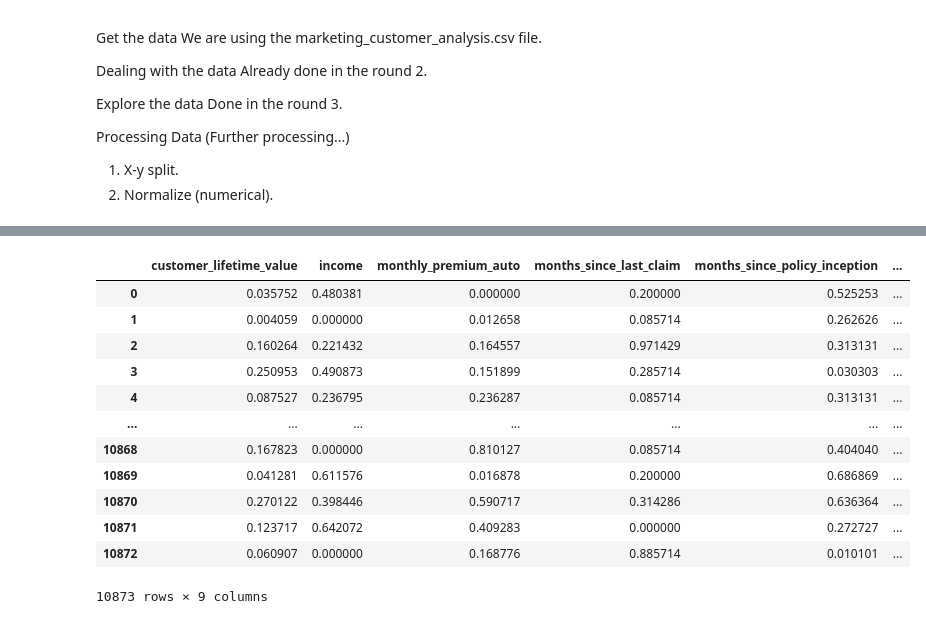
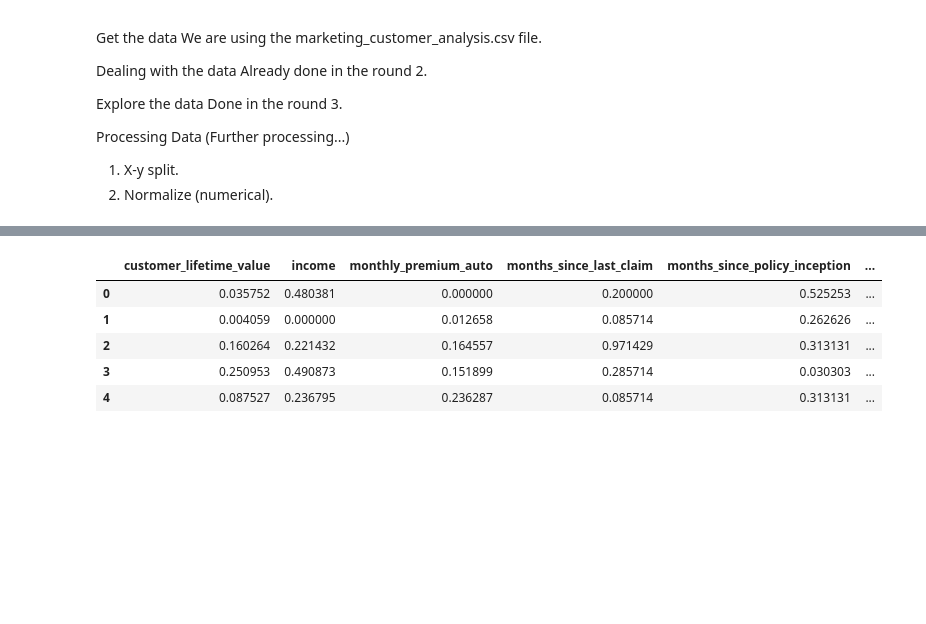
Before and after one commit to liutianxuan/lab-customer-analysis-round-2, a Jupyter notebook: lab-customer-analysis-round-2.ipynb, the cells around one changed output, grey strips where cells are left out. Drawn from its saved outputs; the diff is of its cells as text; code cells hidden in the pictures; blank space fills up the shorter version.

```diff
--- a/lab-customer-analysis-round-2.ipynb
+++ b/lab-customer-analysis-round-2.ipynb
@@ -400,6 +400,8 @@ from sklearn import linear_model
 from sklearn.metrics import mean_squared_error, r2_score
 y = file['total_claim_amount']
 X = file.drop(['total_claim_amount'], axis=1)
+X_num = X.select_dtypes(include = np.number)
+X_cat = X.select_dtypes(include = object)
 file.describe().T
 # %% [output]
 |  | count | mean | std | min | 25% | 50% | 75% | max |
@@ -415,21 +417,15 @@ file.describe().T
 # %%
 # normalize data
 from sklearn.preprocessing import MinMaxScaler
-transformer = MinMaxScaler().fit(numerical)
-x_normalized = transformer.transform(numerical)
-pd.DataFrame(x_normalized, columns=numerical.columns)
+transformer = MinMaxScaler().fit(X_num)
+x_normalized = transformer.transform(X_num)
+x_normalized = pd.DataFrame(x_normalized, columns=X_num.columns)
+x_normalized.head()
 # %% [output]
 |  | customer_lifetime_value | income | monthly_premium_auto | months_since_last_claim | months_since_policy_inception | ... |
 | 0 | 0.035752 | 0.480381 | 0.000000 | 0.200000 | 0.525253 | ... |
 | 1 | 0.004059 | 0.000000 | 0.012658 | 0.085714 | 0.262626 | ... |
 | 2 | 0.160264 | 0.221432 | 0.164557 | 0.971429 | 0.313131 | ... |
 | 3 | 0.250953 | 0.490873 | 0.151899 | 0.285714 | 0.030303 | ... |
 | 4 | 0.087527 | 0.236795 | 0.236287 | 0.085714 | 0.313131 | ... |
-| ... | ... | ... | ... | ... | ... | ... |
-| 10868 | 0.167823 | 0.000000 | 0.810127 | 0.085714 | 0.404040 | ... |
-| 10869 | 0.041281 | 0.611576 | 0.016878 | 0.200000 | 0.686869 | ... |
-| 10870 | 0.270122 | 0.398446 | 0.590717 | 0.314286 | 0.636364 | ... |
-| 10871 | 0.123717 | 0.642072 | 0.409283 | 0.000000 | 0.272727 | ... |
-| 10872 | 0.060907 | 0.000000 | 0.168776 | 0.885714 | 0.010101 | ... |
-10873 rows × 9 columns
 # %%
```
Also changed, not shown: parts of 15 cells of this notebook.
